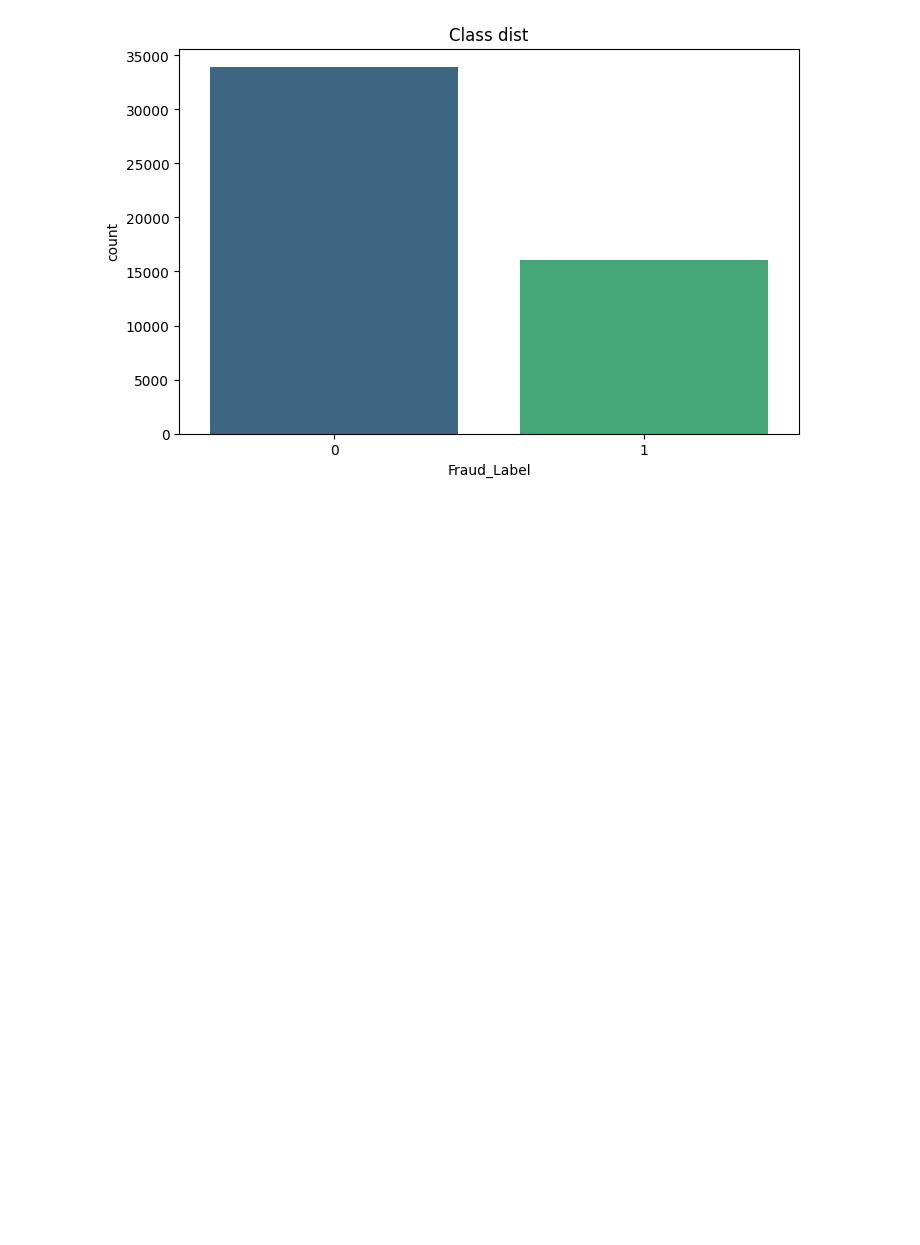
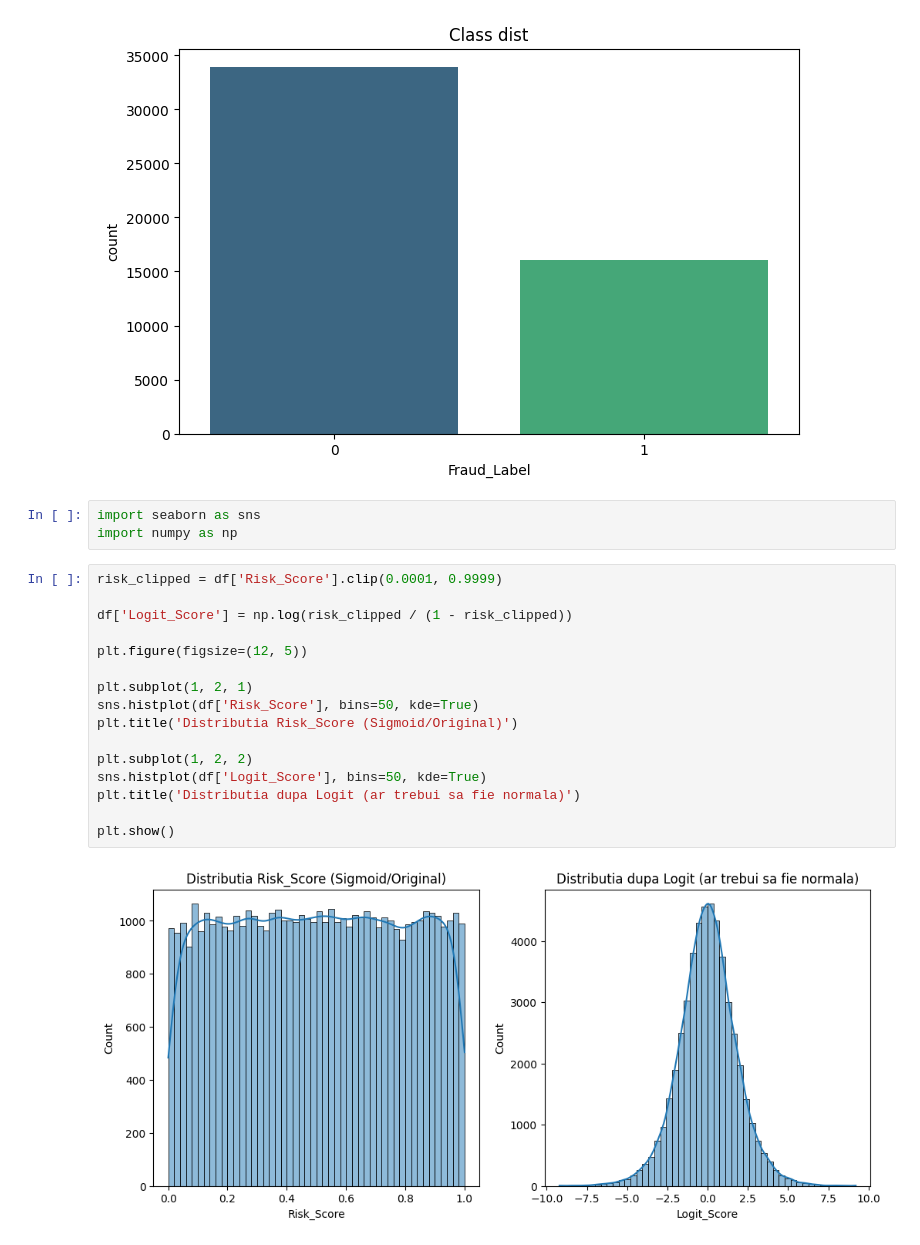
Before and after one commit to BejenaruIoanMatei/Financial-Fraud-Detection, a Jupyter notebook: notebooks/test.ipynb, the cells around one changed output. Drawn from its saved outputs; the diff is of its cells as text; blank space fills up the shorter version.

```diff
--- a/notebooks/test.ipynb
+++ b/notebooks/test.ipynb
@@ -167,3 +167,24 @@ Passing `palette` without assigning `hue` is deprecated and will be removed in v
 
   sns.countplot(x='Fraud_Label', data=df, palette='viridis')
 [figure]
+# %%
+import seaborn as sns
+import numpy as np
+# %%
+risk_clipped = df['Risk_Score'].clip(0.0001, 0.9999)
+
+df['Logit_Score'] = np.log(risk_clipped / (1 - risk_clipped))
+
+plt.figure(figsize=(12, 5))
+
+plt.subplot(1, 2, 1)
+sns.histplot(df['Risk_Score'], bins=50, kde=True)
+plt.title('Distributia Risk_Score (Sigmoid/Original)')
+
+plt.subplot(1, 2, 2)
+sns.histplot(df['Logit_Score'], bins=50, kde=True)
+plt.title('Distributia dupa Logit (ar trebui sa fie normala)')
+
+plt.show()
+# %% [output]
+[figure, added]
```
Also changed, not shown: 1 other file.
